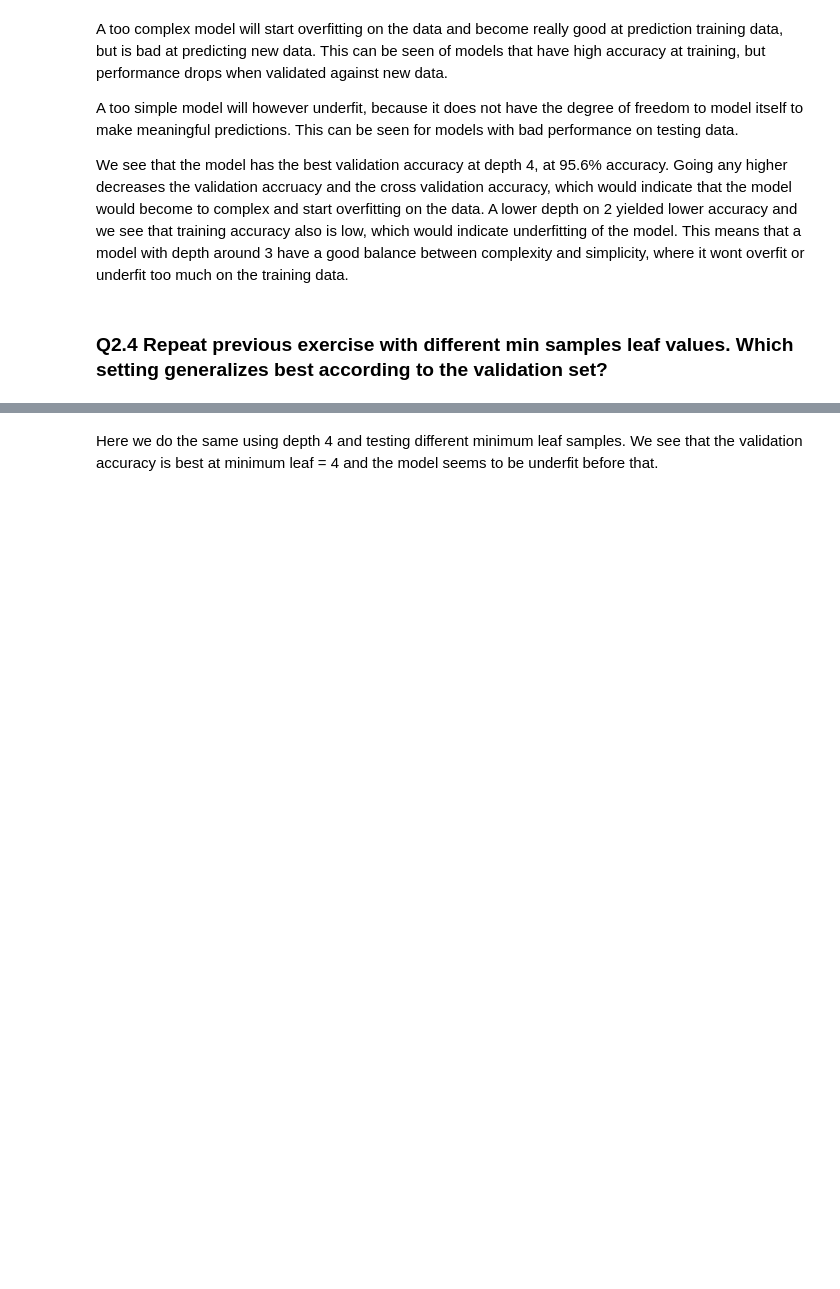
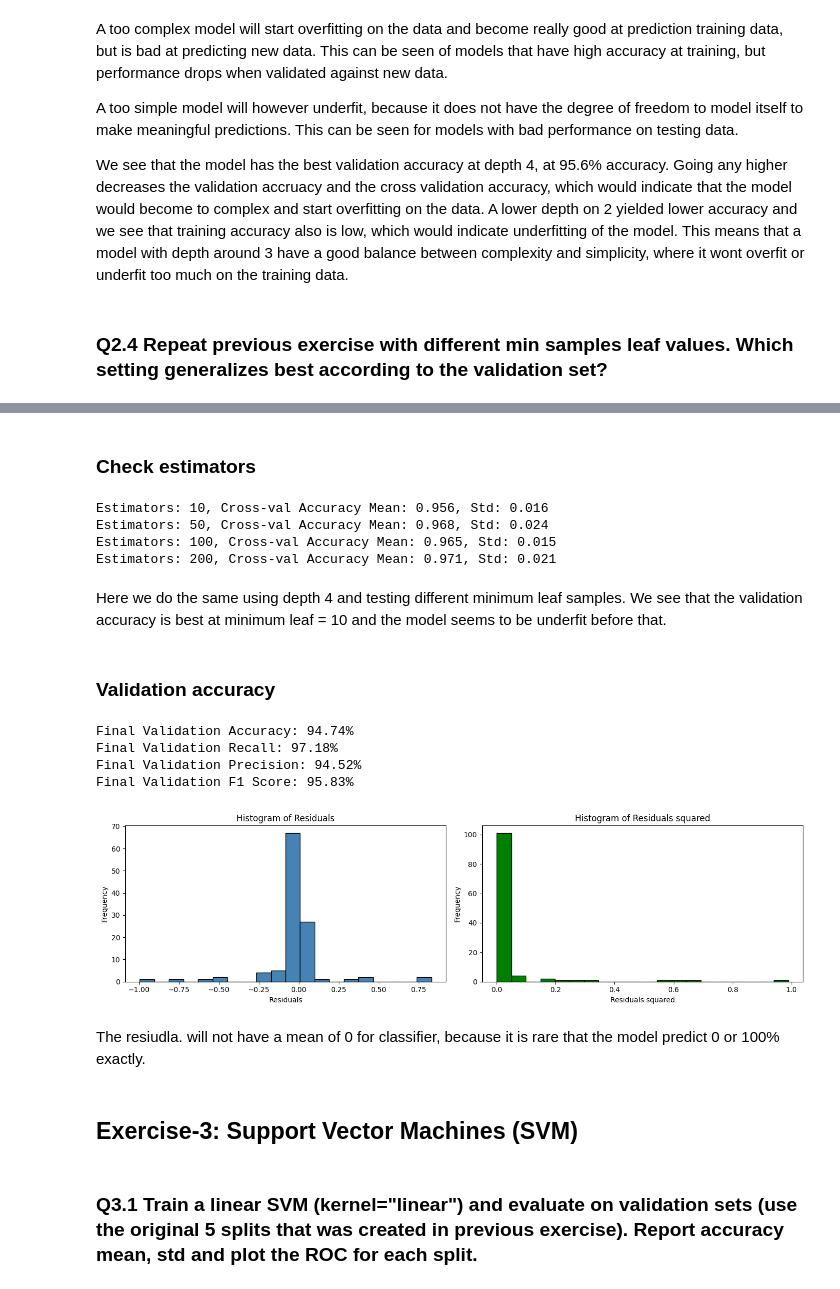
Before and after one commit to JoachimCode/IDATG2208_Assignments, a Jupyter notebook: assignment_2/assignment_2.ipynb, the cells around one changed output, grey strips where cells are left out. Drawn from its saved outputs; the diff is of its cells as text; code cells hidden in the pictures; blank space fills up the shorter version.

```diff
--- a/assignment_2/assignment_2.ipynb
+++ b/assignment_2/assignment_2.ipynb
@@ -114,6 +114,6 @@ We see from the description of the scaled input variables that the mean have now
 # %% [markdown]
 Hyperparameters are settings we choose before any training and controls how the learning process is performed. This can be parameters like learning rate, batch rate, regularization parameters or even layers/neurons in deep neural nets. This directly affect how you model turns out and its performance. To get the best hyperparameters we need to test different one to find the ones that yields the best results. To do this we need to have a seperate set of the data to test against and check the models performance. If we were to use the test set, we would break the norm of leaving the test set untouched until the end. This is because we would effectively tweak the model and train if after the testing set. The solution to this is then to create another split from the training data into a validation set. We will then use this validation set to evaluate the model during training and use the result for tweaking of the model to achieve the best result. This will result in a more robust model, because it prevents overfitting and we will in the end have a dataset that the model have not have any interaction with to test its real performance to unseen data.
 # %%
-X_train, X_validation, y_train, y_validation = sklearn.model_selection.train_test_split(X_train_scaled, y_train, test_size=0.2, stratify=y_train, random_state=42)
+X_train, X_validation, y_train, y_validation = sklearn.model_selection.train_test_split(X_train_scaled, y_train, test_size=0.25, stratify=y_train, random_state=42)
 # %% [markdown]
 Now we split the training data into training and validation data. These will be used for training and tweaking of the parameters.
@@ -377,2 +443,72 @@ Min Leaf: 10, Training Accuracy: 0.945
+# %% [markdown]
+### Check estimators
+# %%
+for estimators in [10, 50, 100, 200]:
+    tree_model = RandomForestClassifier(n_estimators=estimators, max_depth=6, min_samples_leaf=2, random_state=42)
+    accuracy_scores = []
+    for i, (train_idx, val_idx) in enumerate(x_training_splits):
+        X_tr, X_val = X_train.iloc[train_idx], X_train.iloc[val_idx]
+        y_tr, y_val = y_train.iloc[train_idx], y_train.iloc[val_idx]
+
+        tree_model.fit(X_tr, y_tr)
+        val_pred = tree_model.predict(X_val)
+        val_acc = accuracy_score(y_val, val_pred)
+        accuracy_scores.append(val_acc)
+    mean_acc = np.mean(accuracy_scores)
+    std_acc = np.std(accuracy_scores)
+    print(f"Estimators: {estimators}, Cross-val Accuracy Mean: {mean_acc:.3f}, Std: {std_acc:.3f}")
+# %% [output]
+Estimators: 10, Cross-val Accuracy Mean: 0.956, Std: 0.016
+Estimators: 50, Cross-val Accuracy Mean: 0.968, Std: 0.024
+Estimators: 100, Cross-val Accuracy Mean: 0.965, Std: 0.015
+Estimators: 200, Cross-val Accuracy Mean: 0.971, Std: 0.021
 # %% [markdown]
-Here we do the same using depth 4 and testing different minimum leaf samples. We see that the validation accuracy is best at minimum leaf = 4 and the model seems to be underfit before that.
+Here we do the same using depth 4 and testing different minimum leaf samples. We see that the validation accuracy is best at minimum leaf = 10 and the model seems to be underfit before that.
+# %% [markdown]
+### Validation accuracy
+# %%
+final_tree_model = RandomForestClassifier(max_depth=4, random_state=42, min_samples_leaf=2, n_estimators=50)
+final_tree_model.fit(X_train, y_train)
+final_val_pred = final_tree_model.predict(X_validation)
+final_val_acc = accuracy_score(y_validation, final_val_pred)
+final_val_recall = sklearn.metrics.recall_score(y_validation, final_val_pred)
+final_val_precision = sklearn.metrics.precision_score(y_validation, final_val_pred)
+final_val_f1 = sklearn.metrics.f1_score(y_validation, final_val_pred)
+
+print(f"Final Validation Accuracy: {final_val_acc*100:.2f}%")
+print(f"Final Validation Recall: {final_val_recall*100:.2f}%")
+print(f"Final Validation Precision: {final_val_precision*100:.2f}%")
+print(f"Final Validation F1 Score: {final_val_f1*100:.2f}%")
+# %% [output]
+Final Validation Accuracy: 94.74%
+Final Validation Recall: 97.18%
+Final Validation Precision: 94.52%
+Final Validation F1 Score: 95.83%
+# %%
+y_prob = final_tree_model.predict_proba(X_validation)[:, 1]
+
+residuals = y_validation - y_prob
+
+fig, axs = plt.subplots(1, 2, figsize=(14, 4))
+
+axs[0].hist(residuals, bins=20, color='steelblue', edgecolor='black')
+axs[0].set_xlabel("Residuals")
+axs[0].set_ylabel("Frequency")
+axs[0].set_title("Histogram of Residuals")
+
+axs[1].hist(residuals**2, bins=20, color='green', edgecolor='black')
+axs[1].set_xlabel("Residuals squared")
+axs[1].set_ylabel("Frequency")
+axs[1].set_title("Histogram of Residuals squared")
+
+
+plt.tight_layout()
+plt.show()
+# %% [output]
+[figure, added]
+# %% [markdown]
+The resiudla. will not have a mean of 0 for classifier, because it is rare that the model predict 0 or 100% exactly.
+# %% [markdown]
+## Exercise-3: Support Vector Machines (SVM)
+# %% [markdown]
+### Q3.1 Train a linear SVM (kernel="linear") and evaluate on validation sets (use the original 5 splits that was created in previous exercise). Report accuracy mean, std and plot the ROC for each split.
```
Also changed, not shown: parts of 48 cells of this notebook, 1 other file.
